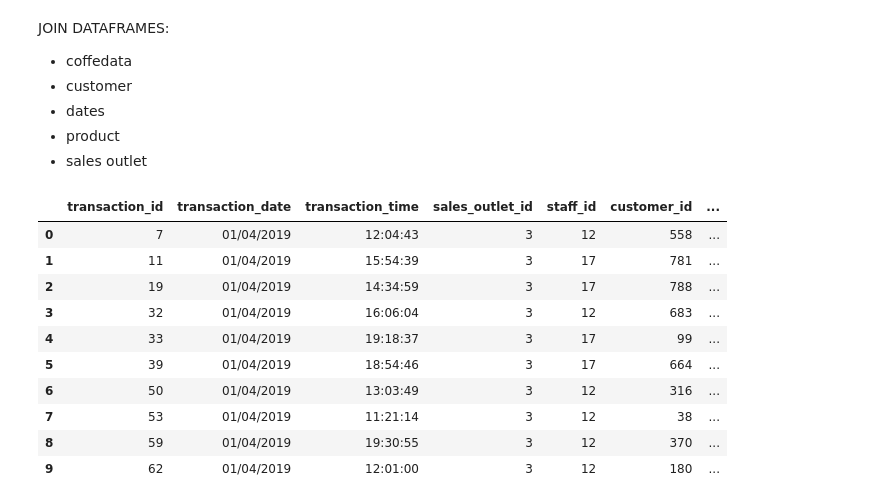
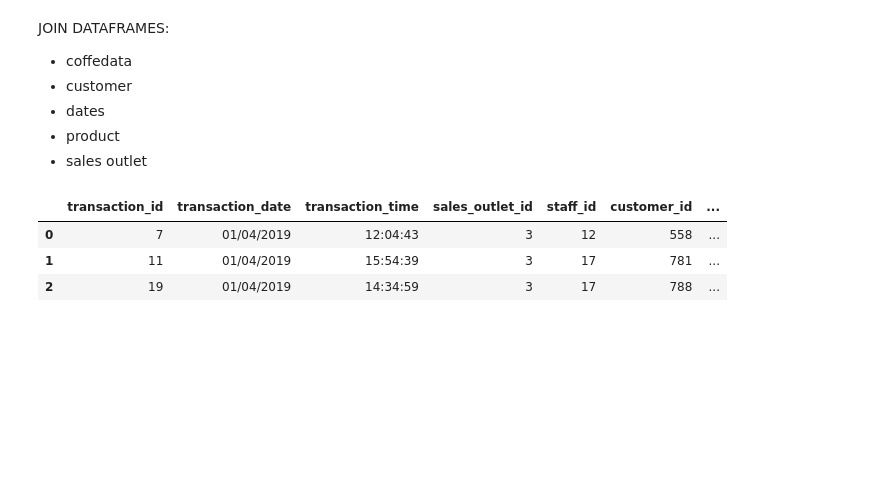
Before and after one commit to hpenapp/EjercicioRedencion, a Jupyter notebook: plotExamples.ipynb, the cells around one changed output. Saved outputs shown, nothing was run; the diff lists cells and outputs as text; code cells hidden in the pictures; blank space fills up the shorter version.

```diff
--- a/plotExamples.ipynb
+++ b/plotExamples.ipynb
@@ -357,16 +185,9 @@ JOIN DATAFRAMES:
 - product
 - sales outlet
 # %%
-coffeData.head(10)
+coffeData.head(3)
 # %% [output]
 |  | transaction_id | transaction_date | transaction_time | sales_outlet_id | staff_id | customer_id | ... |
 | 0 | 7 | 01/04/2019 | 12:04:43 | 3 | 12 | 558 | ... |
 | 1 | 11 | 01/04/2019 | 15:54:39 | 3 | 17 | 781 | ... |
 | 2 | 19 | 01/04/2019 | 14:34:59 | 3 | 17 | 788 | ... |
-| 3 | 32 | 01/04/2019 | 16:06:04 | 3 | 12 | 683 | ... |
-| 4 | 33 | 01/04/2019 | 19:18:37 | 3 | 17 | 99 | ... |
-| 5 | 39 | 01/04/2019 | 18:54:46 | 3 | 17 | 664 | ... |
-| 6 | 50 | 01/04/2019 | 13:03:49 | 3 | 12 | 316 | ... |
-| 7 | 53 | 01/04/2019 | 11:21:14 | 3 | 12 | 38 | ... |
-| 8 | 59 | 01/04/2019 | 19:30:55 | 3 | 12 | 370 | ... |
-| 9 | 62 | 01/04/2019 | 12:01:00 | 3 | 12 | 180 | ... |
```
Also changed, not shown: parts of 47 cells of this notebook, 9 other files.
